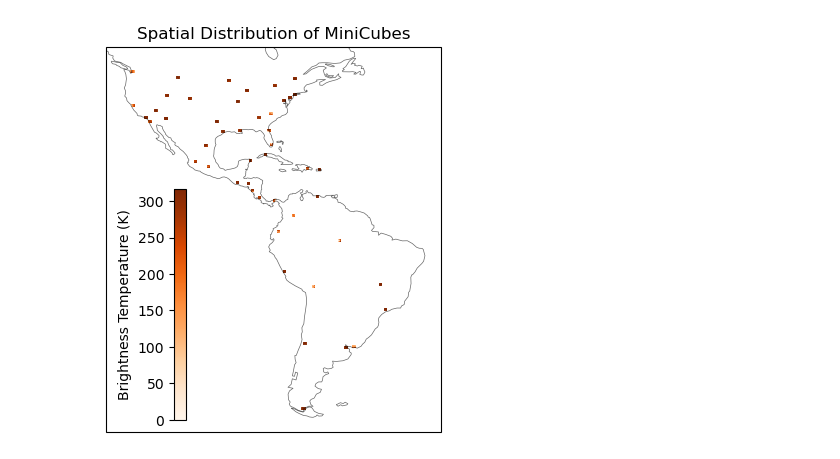
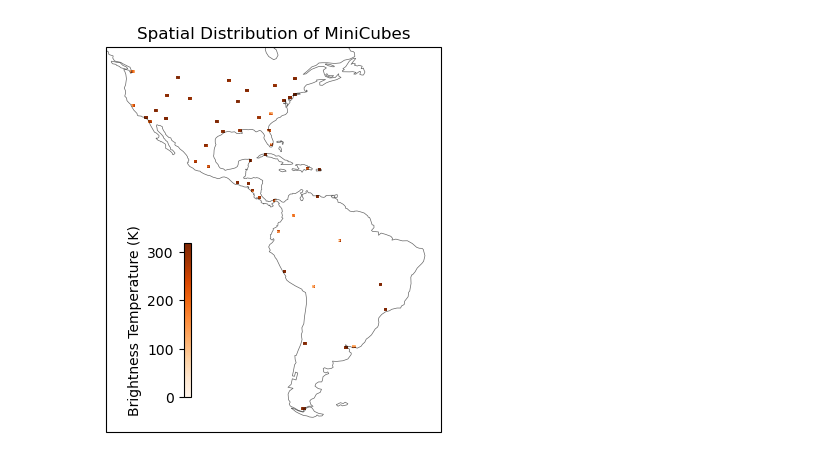
Before and after one commit to jstarfeldt/ML_UH_datasets, a Jupyter notebook: Jon_dataset_code/spatial_cubes_figure.ipynb, the cells around one changed output. Saved outputs shown, nothing was run; the diff lists cells and outputs as text; code cells hidden in the pictures.

Commit message:
Shrunk colorbar for spatial cubes figure

```diff
--- a/Jon_dataset_code/spatial_cubes_figure.ipynb
+++ b/Jon_dataset_code/spatial_cubes_figure.ipynb
@@ -64,32 +64,32 @@ for file in geo_tiff_files:
         local_min = np.nanmin(band1)
         local_max = np.nanmax(band1)
         if local_min < min:
             min = local_min
         if local_max > max:
             max = local_max
 
         # Plot the data
         show((src, 1), transform=src.transform, ax=ax, cmap='Oranges')
 
 scalar_mappable = cm.ScalarMappable(
         norm=colors.Normalize(vmin=min, vmax=max),
         cmap='Oranges')
-fig.colorbar(scalar_mappable, location='left', ax=ax, anchor=(2.5, 0.08), shrink=0.6, label='Brightness Temperature (K)')
+fig.colorbar(scalar_mappable, location='left', ax=ax, anchor=(2.5, 0.15), shrink=0.4, label='Brightness Temperature (K)')
 
 # Set global extent
 ax.set_global()
 
 # Add coastlines for reference
 ax.coastlines(alpha=0.6, lw=0.5)
 
 # Limit coverage area
 ax.set_xlim(left=-130, right=-30)
 ax.set_ylim(bottom=-60, top=55)
 
 # Add a title
 plt.title('Spatial Distribution of MiniCubes')
 
 # Show the plot
 plt.savefig('/glade/derecho/scratch/jstarfeldt/data_analysis/spatial_cubes.svg', bbox_inches='tight', transparent=True)
 # %% [output]
-[figure, old version]
+[figure, new version]
```
